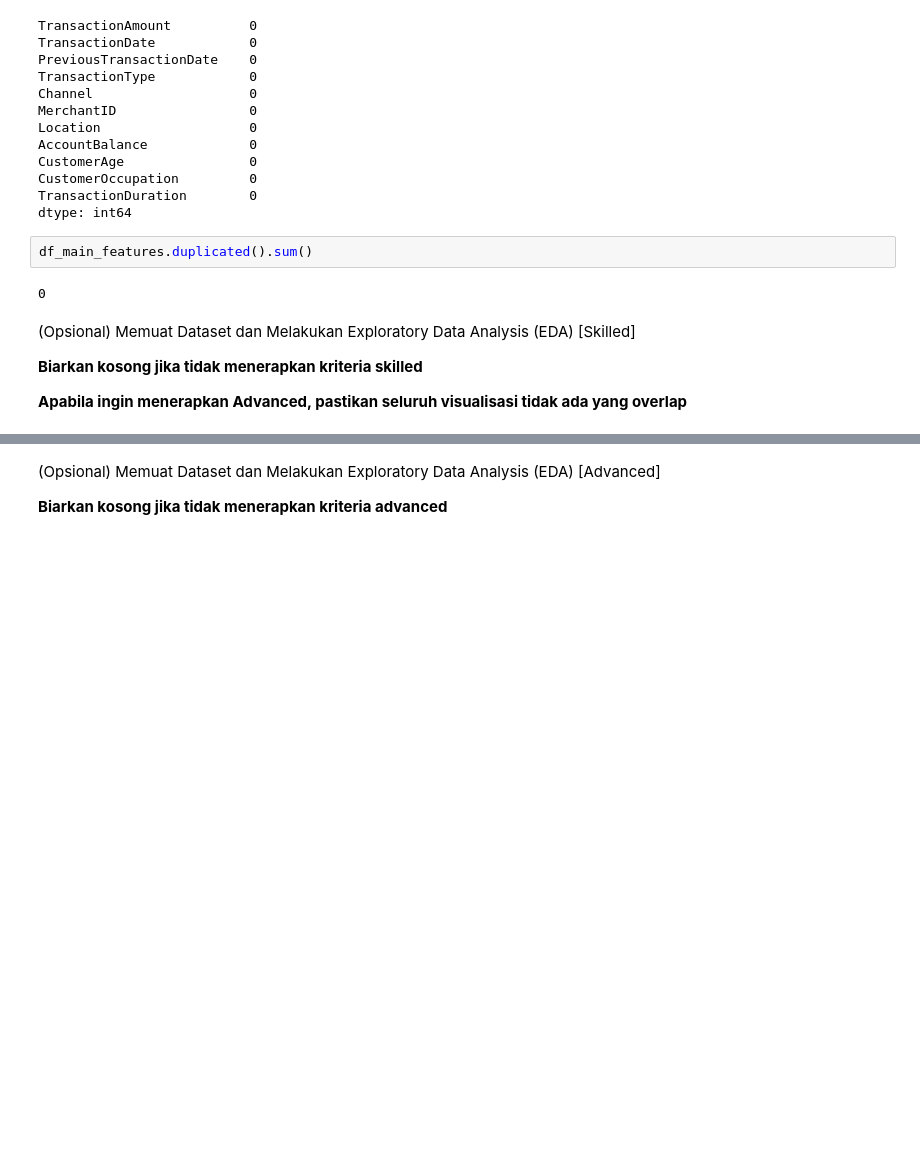
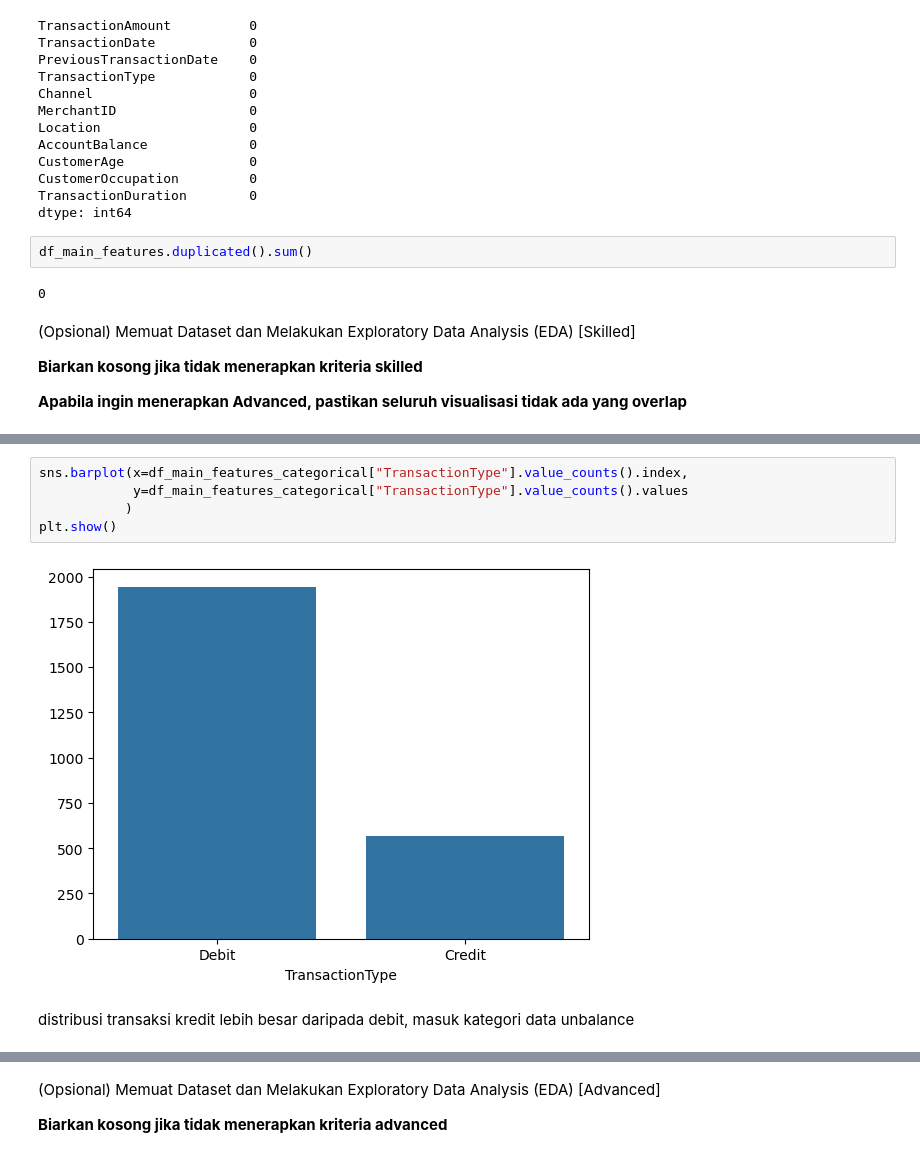
Before and after one commit to TurmaeUrsorum/porto-bank-transaction-cluster, a Jupyter notebook: porto-bank-transaction-cluster/notebooks/[Clustering]_Submission_Akhir_BMLP_Your_Name.ipynb, the cells around one changed output, grey strips where cells are left out. Drawn from its saved outputs; the diff is of its cells as text; blank space fills up the shorter version.

```diff
--- a/porto-bank-transaction-cluster/notebooks/[Clustering]_Submission_Akhir_BMLP_Your_Name.ipynb
+++ b/porto-bank-transaction-cluster/notebooks/[Clustering]_Submission_Akhir_BMLP_Your_Name.ipynb
@@ -225,0 +294,9 @@ df_main_features.duplicated().sum()
+# %%
+sns.barplot(x=df_main_features_categorical["TransactionType"].value_counts().index,
+            y=df_main_features_categorical["TransactionType"].value_counts().values
+           )
+plt.show()
+# %% [output]
+[figure, added]
+# %% [markdown]
+distribusi transaksi kredit lebih besar daripada debit, masuk kategori data unbalance
```
Also changed, not shown: parts of 18 cells of this notebook, 1 other file.
